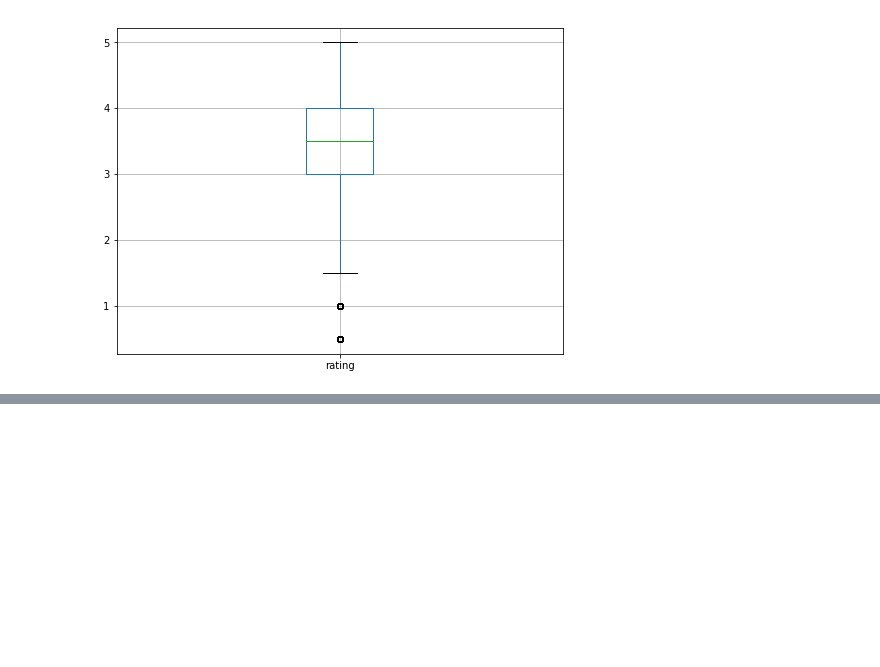
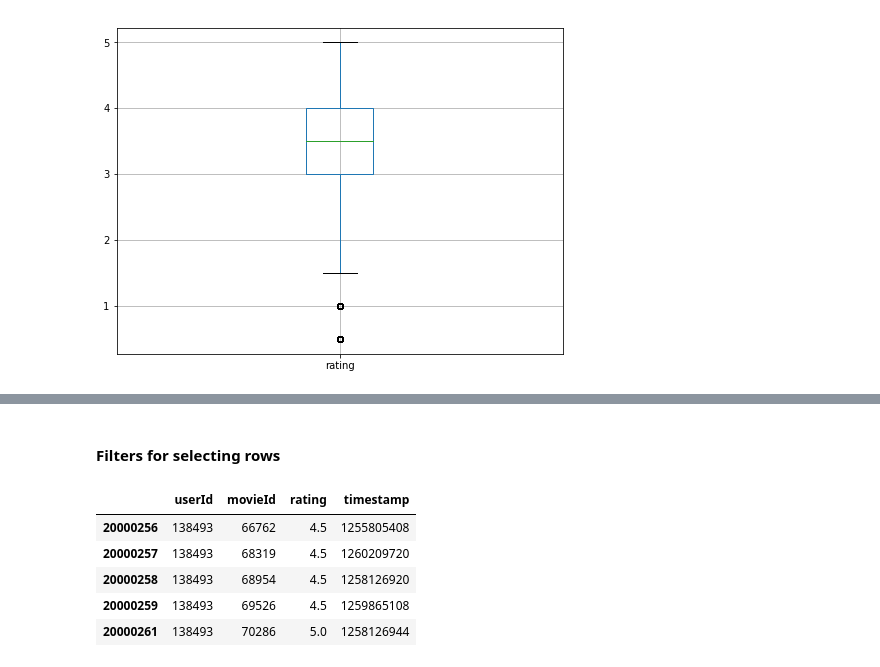
Before and after one commit to dmsergio/data-science-examples, a Jupyter notebook: movielens/movielens.ipynb, the cells around one changed output, grey strips where cells are left out. Saved outputs shown, nothing was run; the diff lists cells and outputs as text; code cells hidden in the pictures; blank space fills up the shorter version.

```diff
--- a/movielens/movielens.ipynb
+++ b/movielens/movielens.ipynb
@@ -225,0 +267,12 @@ ratings.boxplot(column='rating', figsize=(8, 6))
+# %% [markdown]
+#### Filters for selecting rows
+# %%
+is_highly_rated = ratings['rating'] >= 4.0
+ratings[is_highly_rated][-5:]
+# %% [output]
+|  | userId | movieId | rating | timestamp |
+| 20000256 | 138493 | 66762 | 4.5 | 1255805408 |
+| 20000257 | 138493 | 68319 | 4.5 | 1260209720 |
+| 20000258 | 138493 | 68954 | 4.5 | 1258126920 |
+| 20000259 | 138493 | 69526 | 4.5 | 1259865108 |
+| 20000261 | 138493 | 70286 | 5.0 | 1258126944 |
```
Also changed, not shown: parts of 9 cells of this notebook.
